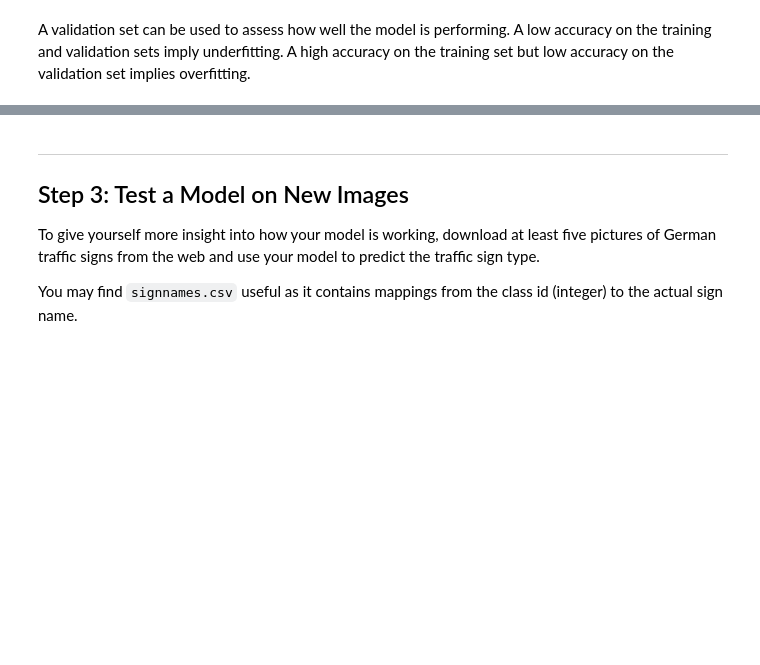
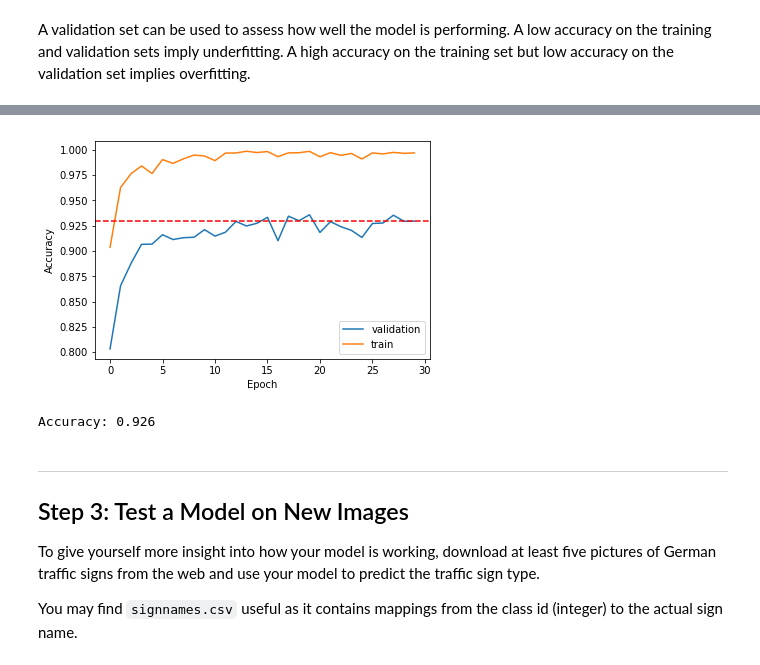
Before and after one commit to xingliuUT/CarND-Traffic-Sign-Classifier-Project, a Jupyter notebook: Traffic_Sign_Classifier.ipynb, the cells around one changed output, grey strips where cells are left out. Cells and saved outputs as stored; diff of their text form; code cells hidden in the pictures; blank space fills up the shorter version.

Commit message:
test: first full test, LeNet, no dropout yet

```diff
--- a/Traffic_Sign_Classifier.ipynb
+++ b/Traffic_Sign_Classifier.ipynb
@@ -364,9 +380,9 @@ if augment:
     X_valid = X_valid_new.copy()
     y_valid = y_valid_new.copy()
 else:
-    X_train = preprocess(X_train)
-    X_valid = preprocess(X_valid)
-    X_test = preprocess(X_test)
+    X_train_proc = preprocess(X_train)
+    X_valid_proc = preprocess(X_valid)
+    X_test_proc = preprocess(X_test)
 # %% [markdown]
 ### Model Architecture
 # %%
@@ -450,7 +468,7 @@ training_operation = optimizer.minimize(loss_operation, name = 'training_op')
 # %%
 #Evaluation
 BATCH_SIZE = 64
-EPOCHS = 3
+EPOCHS = 30
 correct_prediction = tf.equal(tf.argmax(logits, 1), tf.argmax(one_hot_y, 1))
 accuracy_operation = tf.reduce_mean(tf.cast(correct_prediction, tf.float32), name = 'accuracy')
 def evaluate(X_data, y_data):
@@ -485,16 +503,16 @@ output_name = "./lenet"
 
 with tf.Session() as sess:
     sess.run(tf.global_variables_initializer())
-    num_samples = len(X_train)
+    num_samples = len(X_train_proc)
     print("Training ...")
     print()
     for i in range(EPOCHS):
-        X_train, y_train = shuffle(X_train, y_train)
+        X_train_proc, y_train = shuffle(X_train_proc, y_train)
         for offset in range(0, num_samples, BATCH_SIZE):
-            batch_x, batch_y = X_train[offset: offset + BATCH_SIZE], y_train[offset: offset + BATCH_SIZE]
+            batch_x, batch_y = X_train_proc[offset: offset + BATCH_SIZE], y_train[offset: offset + BATCH_SIZE]
             sess.run(training_operation, feed_dict = {x: batch_x, y: batch_y})
-        training_accuracy = evaluate(X_train, y_train)
-        validation_accuracy = evaluate(X_valid, y_valid)
+        training_accuracy = evaluate(X_train_proc, y_train)
+        validation_accuracy = evaluate(X_valid_proc, y_valid)
         print("EPOCH {} ...".format(i+1))
         print("Training Accuracy = {:.3f}".format(training_accuracy))
         print("Validation Accuracy = {:.3f}".format(validation_accuracy))
@@ -507,12 +543,16 @@ with tf.Session() as sess:
 # %%
 epochArr = np.arange(0, EPOCHS)
+plt.figure(figsize = (6,4))
 plt.plot(epochArr, validAccArr, label = 'validation')
 plt.plot(epochArr, trainAccArr, label = 'train')
 plt.axhline(y = 0.93, linestyle = 'dashed', color = 'r')
 plt.legend()
 plt.xlabel('Epoch')
 plt.ylabel('Accuracy')
 plt.show()
+#plt.savefig(img_output_dir + 'accuracy_lenet_noDropOut.png', format = 'png')
+# %% [output]
+[figure, added]
 # %%
 ! pip list | grep tensorflow
 # %%
@@ -578,7 +618,9 @@ def restoreSess(X_data, y_data, batches = True):
             accuracy = sess.run(loaded_accuracy, feed_dict = {loaded_x: X_data, loaded_y: y_data})
             print('Accuracy: {:.3f}\n'.format(accuracy))
 # %%
-restoreSess(X_test, y_test)
+restoreSess(X_test_proc, y_test)
+# %% [output]
+Accuracy: 0.926
 # %% [markdown]
 ---
 
```
Also changed, not shown: parts of 16 cells of this notebook.
